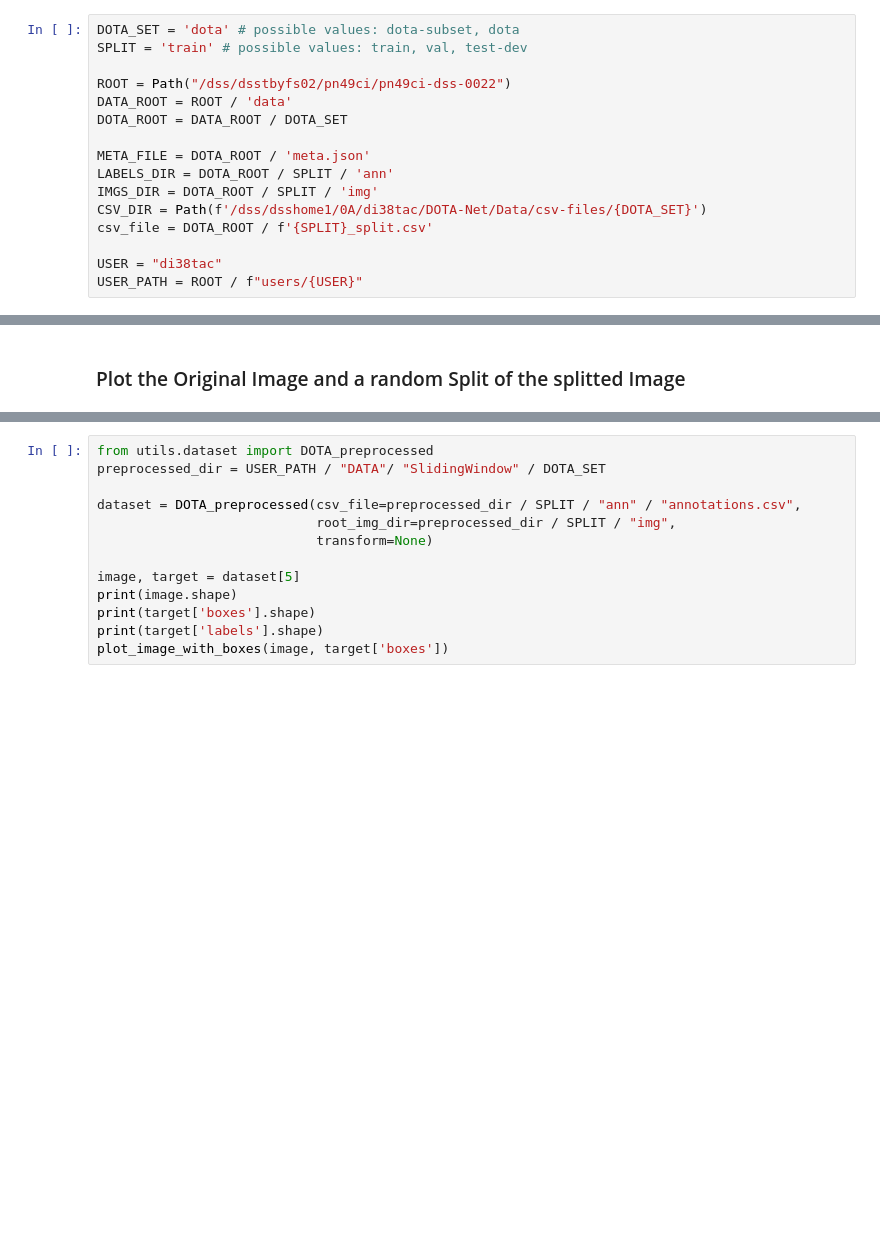
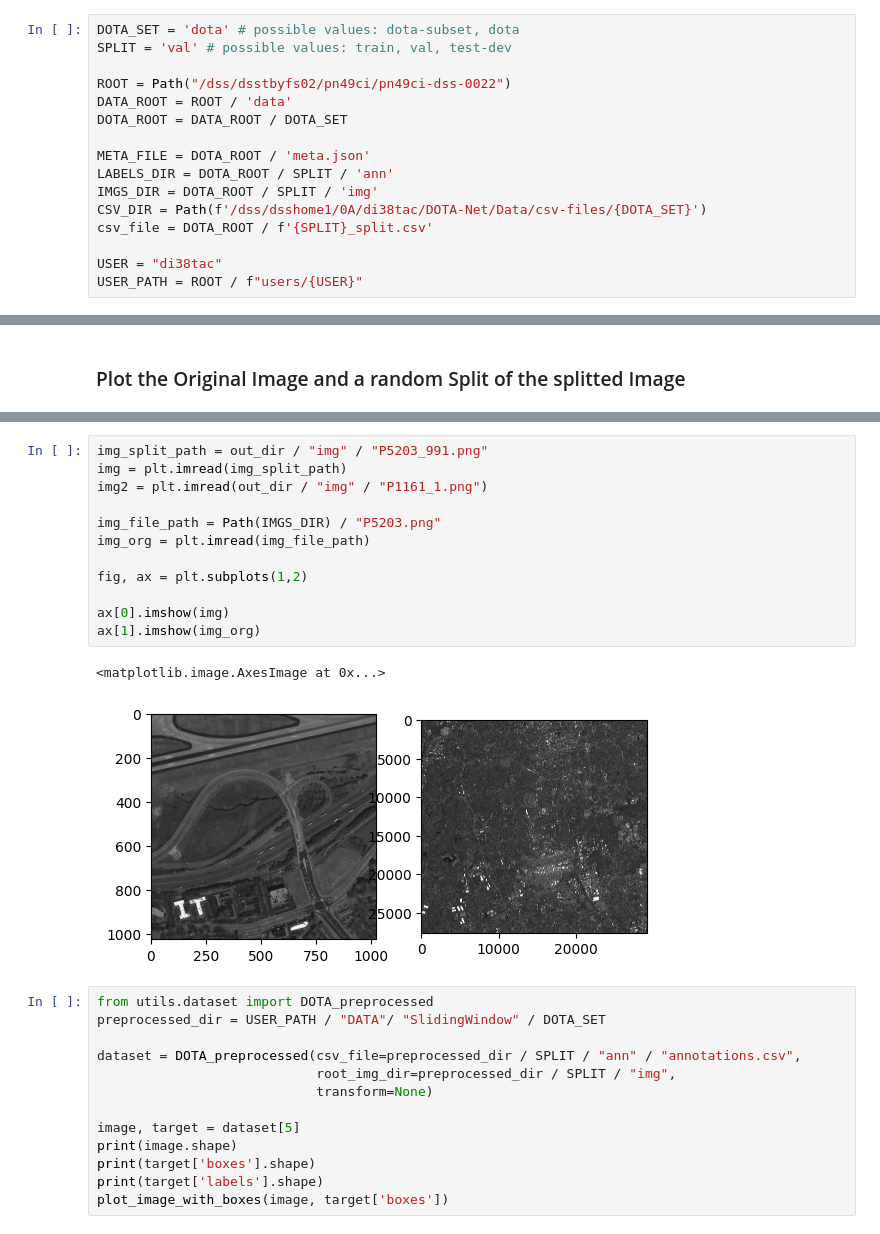
Before and after one commit to Siedrid/DOTA-Net, a Jupyter notebook: code/01-DOTA_explore_Dataset.ipynb, the cells around one changed output, grey strips where cells are left out. Saved outputs shown, nothing was run; the diff lists cells and outputs as text; blank space fills up the shorter version.

```diff
--- a/code/01-DOTA_explore_Dataset.ipynb
+++ b/code/01-DOTA_explore_Dataset.ipynb
@@ -29,7 +29,7 @@ from utils.dataset import DOTA_DATASET_v2, plot_image_with_boxes
 from utils.training import train, validate
 # %%
 DOTA_SET = 'dota' # possible values: dota-subset, dota
-SPLIT = 'train' # possible values: train, val, test-dev
+SPLIT = 'val' # possible values: train, val, test-dev
 
 ROOT = Path("/dss/dsstbyfs02/pn49ci/pn49ci-dss-0022")
 DATA_ROOT = ROOT / 'data'
@@ -142,3 +157,18 @@ plt.show()
+# %%
+img_split_path = out_dir / "img" / "P5203_991.png"
+img = plt.imread(img_split_path)
+img2 = plt.imread(out_dir / "img" / "P1161_1.png")
+
+img_file_path = Path(IMGS_DIR) / "P5203.png"
+img_org = plt.imread(img_file_path)
+
+fig, ax = plt.subplots(1,2)
+
+ax[0].imshow(img)
+ax[1].imshow(img_org)
+# %% [output]
+<matplotlib.image.AxesImage at 0x...>
+[figure, added]
 # %%
 from utils.dataset import DOTA_preprocessed
 preprocessed_dir = USER_PATH / "DATA"/ "SlidingWindow" / DOTA_SET
```
Also changed, not shown: parts of 3 cells of this notebook, 1 other file.
